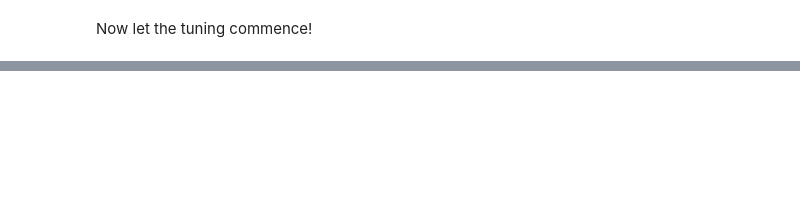
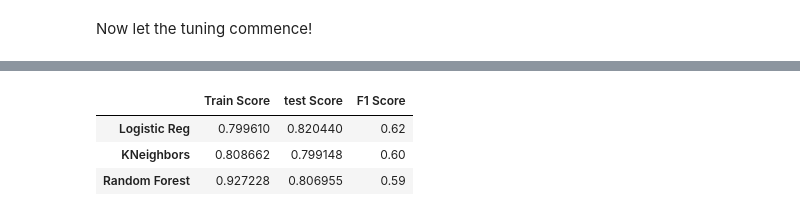
Before and after one commit to DavidM199/MLE_Portfolio_Project, a Jupyter notebook: portfolio_project.ipynb, the cells around one changed output, grey strips where cells are left out. Saved outputs shown, nothing was run; the diff lists cells and outputs as text; code cells hidden in the pictures; blank space fills up the shorter version.

```diff
--- a/portfolio_project.ipynb
+++ b/portfolio_project.ipynb
@@ -213,0 +215,10 @@ print(param_distributions)
+# %%
+logistic_regression_search = [
+{
+'classifier__penalty': ['l2', 'l1'],
+'classifier__C': np.logspace(-2, 2, 20),
+'classifier__solver': ['liblinear']
+}
+]
+lr_model, train_lr, test_lr, f1_lr, pred_lr, time_lr, lr_results = parameter_finder(pipeline_lr, logistic_regression_search)
+print(lr_results)
@@ -213,0 +241,8 @@ print(param_distributions)
+# %%
+rf_search_space=[{
+    'classifier': [RandomForestClassifier()],
+    'classifier__n_estimators': [50, 100, 200],
+    'classifier__max_depth': [None, 3, 5, 12],
+},]
+rf_model, train_rf, test_rf, f1_rf, pred_rf, time_rf, rf_results = parameter_finder(pipeline_lr, rf_search_space)
+print(rf_results)
@@ -213,0 +265,9 @@ print(param_distributions)
+# %%
+knn_search_space=[{
+    'classifier': [KNeighborsClassifier()],
+    'classifier__n_neighbors': [3, 5, 7, 9,11,13],
+    'classifier__weights': ['uniform', 'distance'],
+    "classifier__p": [1,2]
+},]
+knn_model, train_knn, test_knn, f1_knn, pred_knn, time_knn, knn_results = parameter_finder(pipeline_lr, knn_search_space)
+print(knn_results)
@@ -213,0 +290,17 @@ print(param_distributions)
+# %%
+result = {
+    "Train Score":[train_lr,train_knn,train_rf],
+    "test Score":[test_lr,test_knn,test_rf],
+    "F1 Score":[f1_lr,f1_knn,f1_rf]
+}
+
+index = np.array(["Logistic Reg","KNeighbors",
+                  "Random Forest "])
+
+res_df = pd.DataFrame(data=result,index=index)
+res_df
+# %% [output]
+|  | Train Score | test Score | F1 Score |
+| Logistic Reg | 0.799610 | 0.820440 | 0.62 |
+| KNeighbors | 0.808662 | 0.799148 | 0.60 |
+| Random Forest | 0.927228 | 0.806955 | 0.59 |
```
Also changed, not shown: parts of 28 cells of this notebook.
